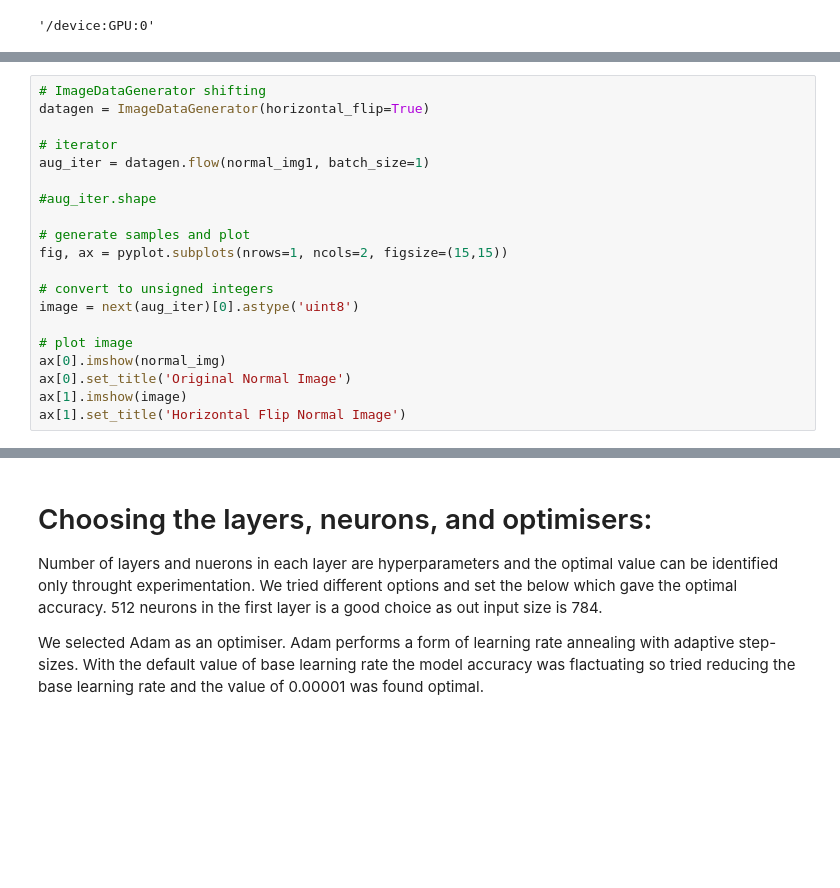
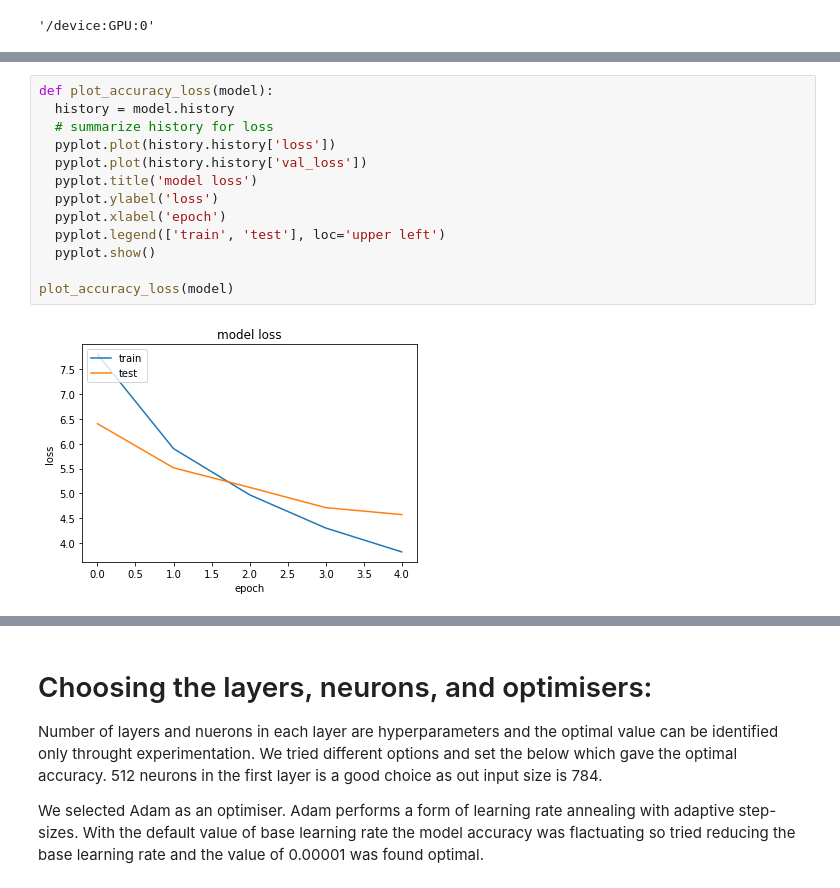
Before and after one commit to amrendra1002/DS-ML, a Jupyter notebook: DL_Assignment2.ipynb, the cells around one changed output, grey strips where cells are left out. Cells and saved outputs as stored; diff of their text form; blank space fills up the shorter version.

```diff
--- a/DL_Assignment2.ipynb
+++ b/DL_Assignment2.ipynb
@@ -142,20 +88,0 @@ Text(0.5, 1.0, 'Width Shift Normal Image')
-# %%
-# ImageDataGenerator shifting
-datagen = ImageDataGenerator(horizontal_flip=True)
-
-# iterator
-aug_iter = datagen.flow(normal_img1, batch_size=1)
-
-#aug_iter.shape
-
-# generate samples and plot
-fig, ax = pyplot.subplots(nrows=1, ncols=2, figsize=(15,15))
-
-# convert to unsigned integers
-image = next(aug_iter)[0].astype('uint8')
-
-# plot image
-ax[0].imshow(normal_img)
-ax[0].set_title('Original Normal Image')
-ax[1].imshow(image)
-ax[1].set_title('Horizontal Flip Normal Image')
@@ -218,0 +429,15 @@ x_train.shape, x_test.shape
+# %%
+def plot_accuracy_loss(model):
+  history = model.history
+  # summarize history for loss
+  pyplot.plot(history.history['loss'])
+  pyplot.plot(history.history['val_loss'])
+  pyplot.title('model loss')
+  pyplot.ylabel('loss')
+  pyplot.xlabel('epoch')
+  pyplot.legend(['train', 'test'], loc='upper left')
+  pyplot.show()
+
+plot_accuracy_loss(model)
+# %% [output]
+[figure, added]
```
Also changed, not shown: parts of 66 cells of this notebook.
